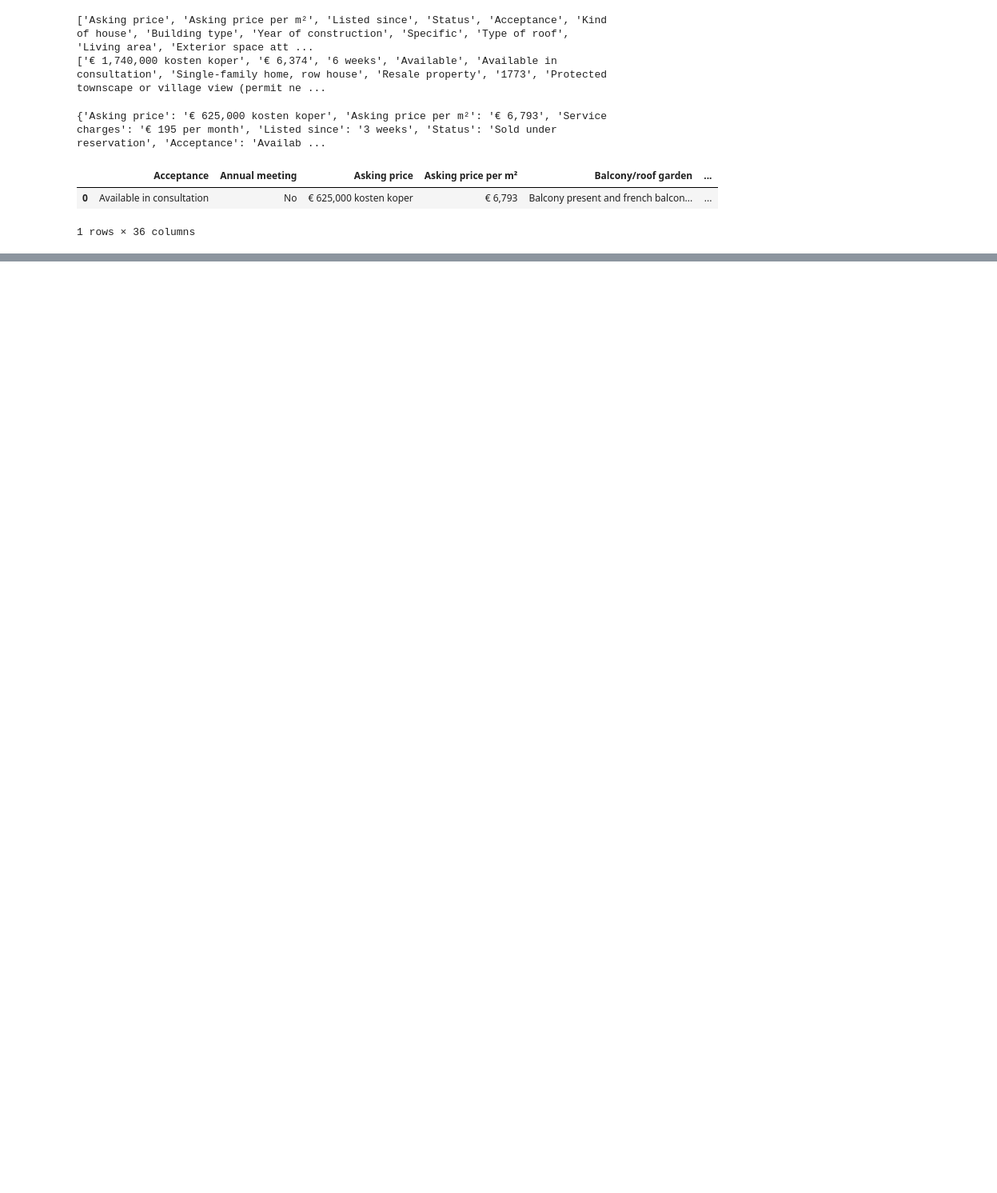
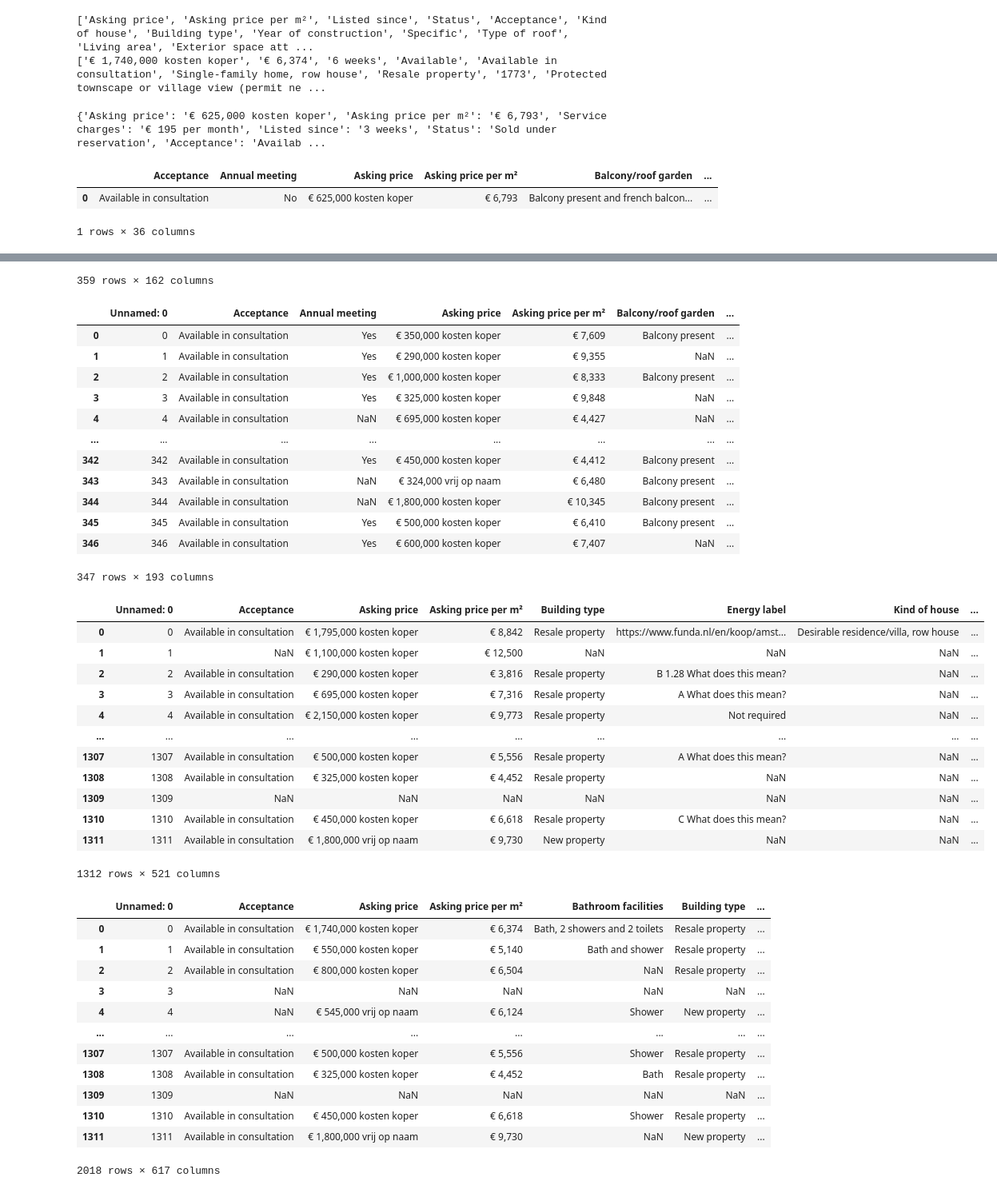
Before and after one commit to RedOrBlueP1ll/datamadness33, a Jupyter notebook: funda_scraper.ipynb, the cells around one changed output, grey strips where cells are left out. Shown: that part at 80% size. Saved outputs shown, nothing was run; the diff lists cells and outputs as text; code cells hidden in the pictures; blank space fills up the shorter version.

```diff
--- a/funda_scraper.ipynb
+++ b/funda_scraper.ipynb
@@ -323,0 +386,14 @@ https://www.funda.nl/en/koop/amsterdam/appartement-42557195-van-suchtelen-van-de
+# %%
+#merge the three amsterdam csvs together
+df1 = pd.read_csv("amsterdam_real_estate.csv")
+display(df1)
+df2 = pd.read_csv("amsterdam_real_estate1.csv")
+display(df2)
+df3 = pd.read_csv("amsterdam_real_estate2.csv")
+display(df3)
+
+df4 = pd.concat([df1, df2, df3])
+display(df4)
+
+df4.to_csv("amsterdam_real_estate_final.csv")
+# %% [output]
@@ -323,0 +412,40 @@ https://www.funda.nl/en/koop/amsterdam/appartement-42557195-van-suchtelen-van-de
+359 rows × 162 columns
+|  | Unnamed: 0 | Acceptance | Annual meeting | Asking price | Asking price per m² | Balcony/roof garden | ... |
+| 0 | 0 | Available in consultation | Yes | € 350,000 kosten koper | € 7,609 | Balcony present | ... |
+| 1 | 1 | Available in consultation | Yes | € 290,000 kosten koper | € 9,355 | NaN | ... |
+| 2 | 2 | Available in consultation | Yes | € 1,000,000 kosten koper | € 8,333 | Balcony present | ... |
+| 3 | 3 | Available in consultation | Yes | € 325,000 kosten koper | € 9,848 | NaN | ... |
+| 4 | 4 | Available in consultation | NaN | € 695,000 kosten koper | € 4,427 | NaN | ... |
+| ... | ... | ... | ... | ... | ... | ... | ... |
+| 342 | 342 | Available in consultation | Yes | € 450,000 kosten koper | € 4,412 | Balcony present | ... |
+| 343 | 343 | Available in consultation | NaN | € 324,000 vrij op naam | € 6,480 | Balcony present | ... |
+| 344 | 344 | Available in consultation | NaN | € 1,800,000 kosten koper | € 10,345 | Balcony present | ... |
+| 345 | 345 | Available in consultation | Yes | € 500,000 kosten koper | € 6,410 | Balcony present | ... |
+| 346 | 346 | Available in consultation | Yes | € 600,000 kosten koper | € 7,407 | NaN | ... |
+347 rows × 193 columns
+|  | Unnamed: 0 | Acceptance | Asking price | Asking price per m² | Building type | Energy label | Kind of house | ... |
+| 0 | 0 | Available in consultation | € 1,795,000 kosten koper | € 8,842 | Resale property | https://www.funda.nl/en/koop/amst... | Desirable residence/villa, row house | ... |
+| 1 | 1 | NaN | € 1,100,000 kosten koper | € 12,500 | NaN | NaN | NaN | ... |
+| 2 | 2 | Available in consultation | € 290,000 kosten koper | € 3,816 | Resale property | B 1.28 What does this mean? | NaN | ... |
+| 3 | 3 | Available in consultation | € 695,000 kosten koper | € 7,316 | Resale property | A What does this mean? | NaN | ... |
+| 4 | 4 | Available in consultation | € 2,150,000 kosten koper | € 9,773 | Resale property | Not required | NaN | ... |
+| ... | ... | ... | ... | ... | ... | ... | ... | ... |
+| 1307 | 1307 | Available in consultation | € 500,000 kosten koper | € 5,556 | Resale property | A What does this mean? | NaN | ... |
+| 1308 | 1308 | Available in consultation | € 325,000 kosten koper | € 4,452 | Resale property | NaN | NaN | ... |
+| 1309 | 1309 | NaN | NaN | NaN | NaN | NaN | NaN | ... |
+| 1310 | 1310 | Available in consultation | € 450,000 kosten koper | € 6,618 | Resale property | C What does this mean? | NaN | ... |
+| 1311 | 1311 | Available in consultation | € 1,800,000 vrij op naam | € 9,730 | New property | NaN | NaN | ... |
+1312 rows × 521 columns
+|  | Unnamed: 0 | Acceptance | Asking price | Asking price per m² | Bathroom facilities | Building type | ... |
+| 0 | 0 | Available in consultation | € 1,740,000 kosten koper | € 6,374 | Bath, 2 showers and 2 toilets | Resale property | ... |
+| 1 | 1 | Available in consultation | € 550,000 kosten koper | € 5,140 | Bath and shower | Resale property | ... |
+| 2 | 2 | Available in consultation | € 800,000 kosten koper | € 6,504 | NaN | Resale property | ... |
+| 3 | 3 | NaN | NaN | NaN | NaN | NaN | ... |
+| 4 | 4 | NaN | € 545,000 vrij op naam | € 6,124 | Shower | New property | ... |
+| ... | ... | ... | ... | ... | ... | ... | ... |
+| 1307 | 1307 | Available in consultation | € 500,000 kosten koper | € 5,556 | Shower | Resale property | ... |
+| 1308 | 1308 | Available in consultation | € 325,000 kosten koper | € 4,452 | Bath | Resale property | ... |
+| 1309 | 1309 | NaN | NaN | NaN | NaN | NaN | ... |
+| 1310 | 1310 | Available in consultation | € 450,000 kosten koper | € 6,618 | Shower | Resale property | ... |
+| 1311 | 1311 | Available in consultation | € 1,800,000 vrij op naam | € 9,730 | NaN | New property | ... |
+2018 rows × 617 columns
```
Also changed, not shown: parts of 8 cells of this notebook, 5 other files.
